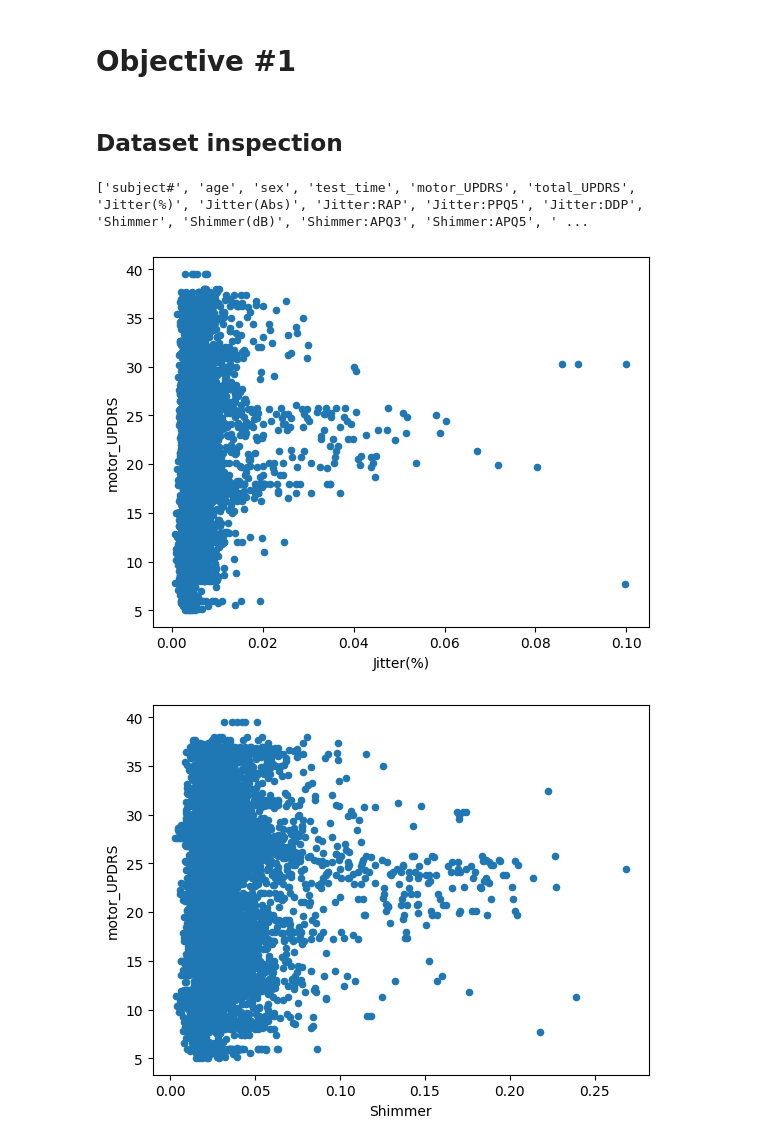
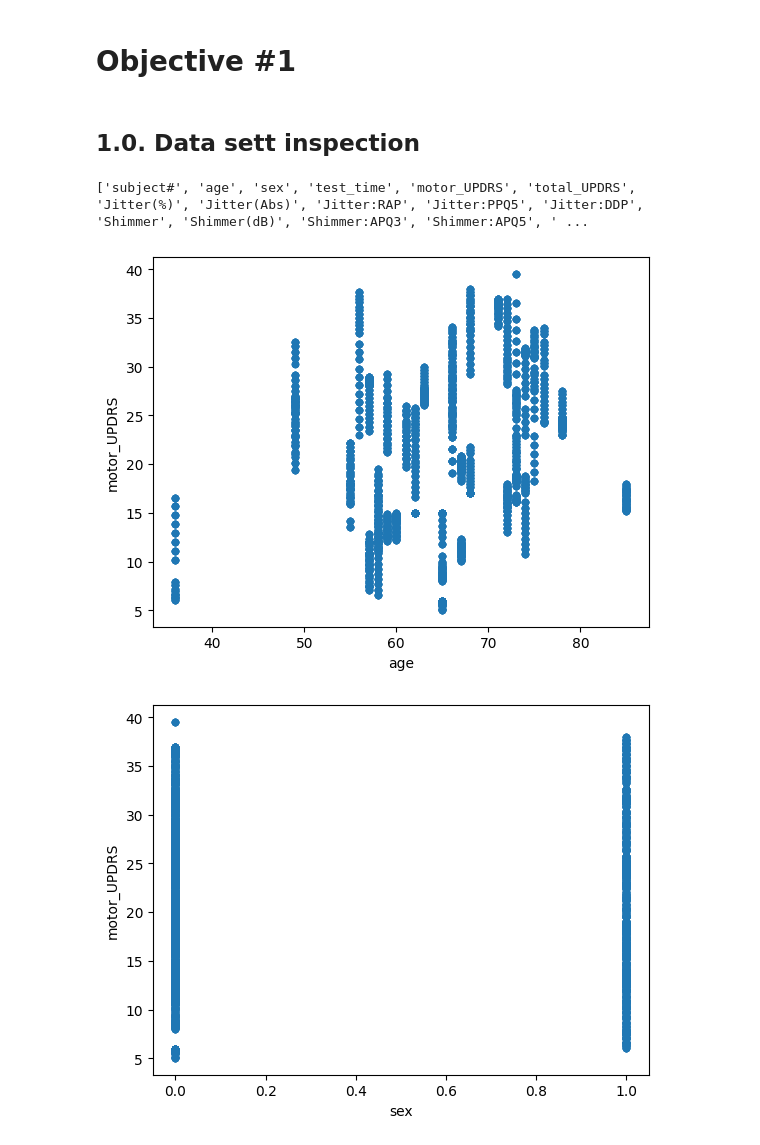
Before and after one commit to DuarteSerranoR/ML_HomeAssignments, a Jupyter notebook: main.ipynb, the cells around one changed output. Saved outputs shown, nothing was run; the diff lists cells and outputs as text; code cells hidden in the pictures.

```diff
--- a/main.ipynb
+++ b/main.ipynb
@@ -12,15 +12,15 @@ from sklearn.metrics import explained_variance_score, mean_squared_error, max_er
 # %%
 df = pd.read_csv("parkinsons_updrs.data")
 n, m = df.shape
-# %% [markdown]
-## Dataset inspection
+# %% [markdown]
+## 1.0. Data sett inspection
 # %%
 columns = list(df.columns.values)
 print(columns)
 x_columns = columns[6:]
-for x_col in ['Jitter(%)', 'Shimmer', 'NHR', 'HNR', 'RPDE', 'DFA', 'PPE']:
+for x_col in ['age', 'sex', 'Jitter(%)', 'Shimmer', 'NHR', 'HNR', 'RPDE', 'DFA', 'PPE']:
     df.plot.scatter(x=x_col, y="motor_UPDRS")
 # %% [output]
 ['subject#', 'age', 'sex', 'test_time', 'motor_UPDRS', 'total_UPDRS', 'Jitter(%)', 'Jitter(Abs)', 'Jitter:RAP', 'Jitter:PPQ5', 'Jitter:DDP', 'Shimmer', 'Shimmer(dB)', 'Shimmer:APQ3', 'Shimmer:APQ5', ' ...
-[figure, old version]
+[figure, new version]
-[figure, old version]
+[figure, new version]
```
Also changed, not shown: parts of 20 cells of this notebook.
